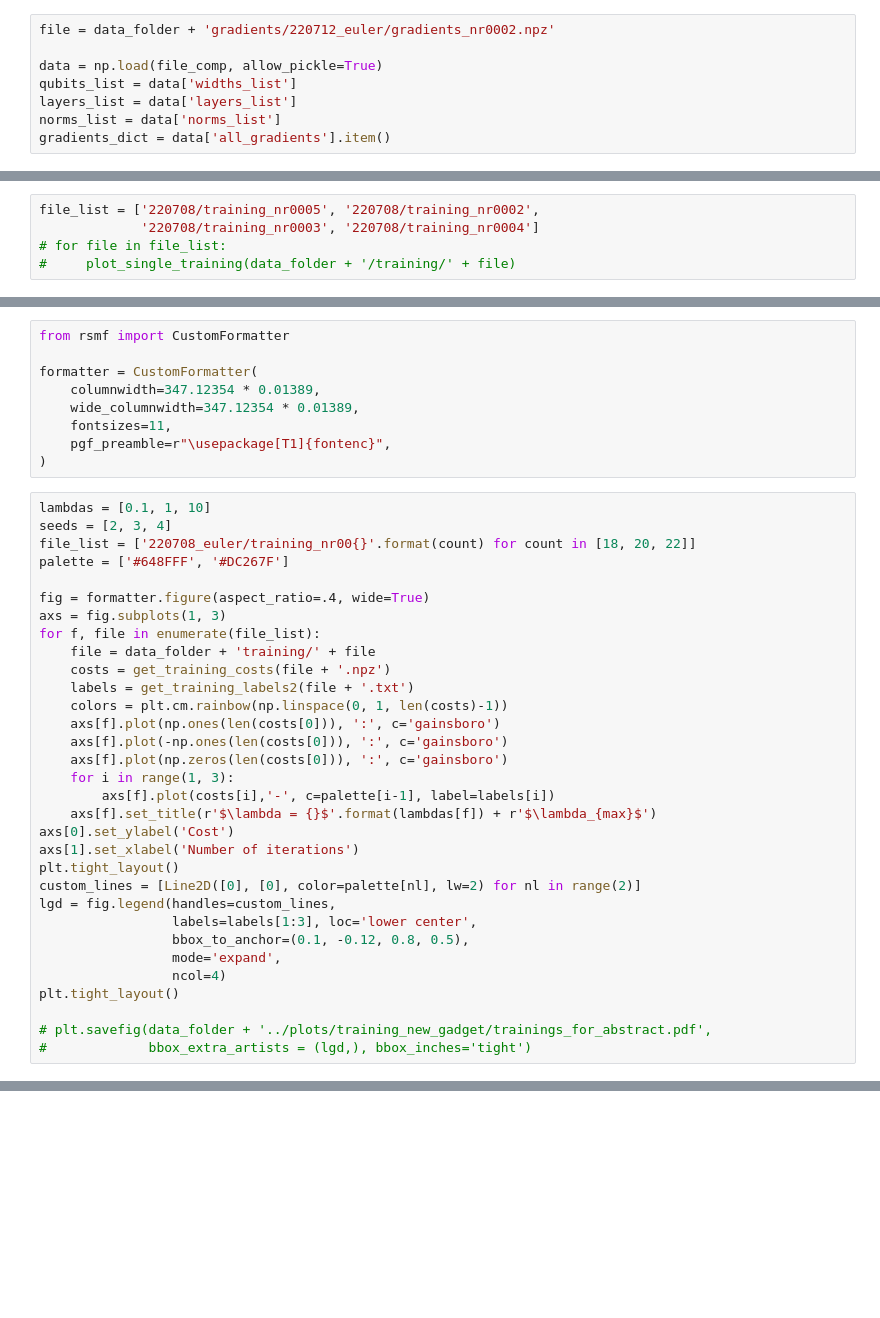
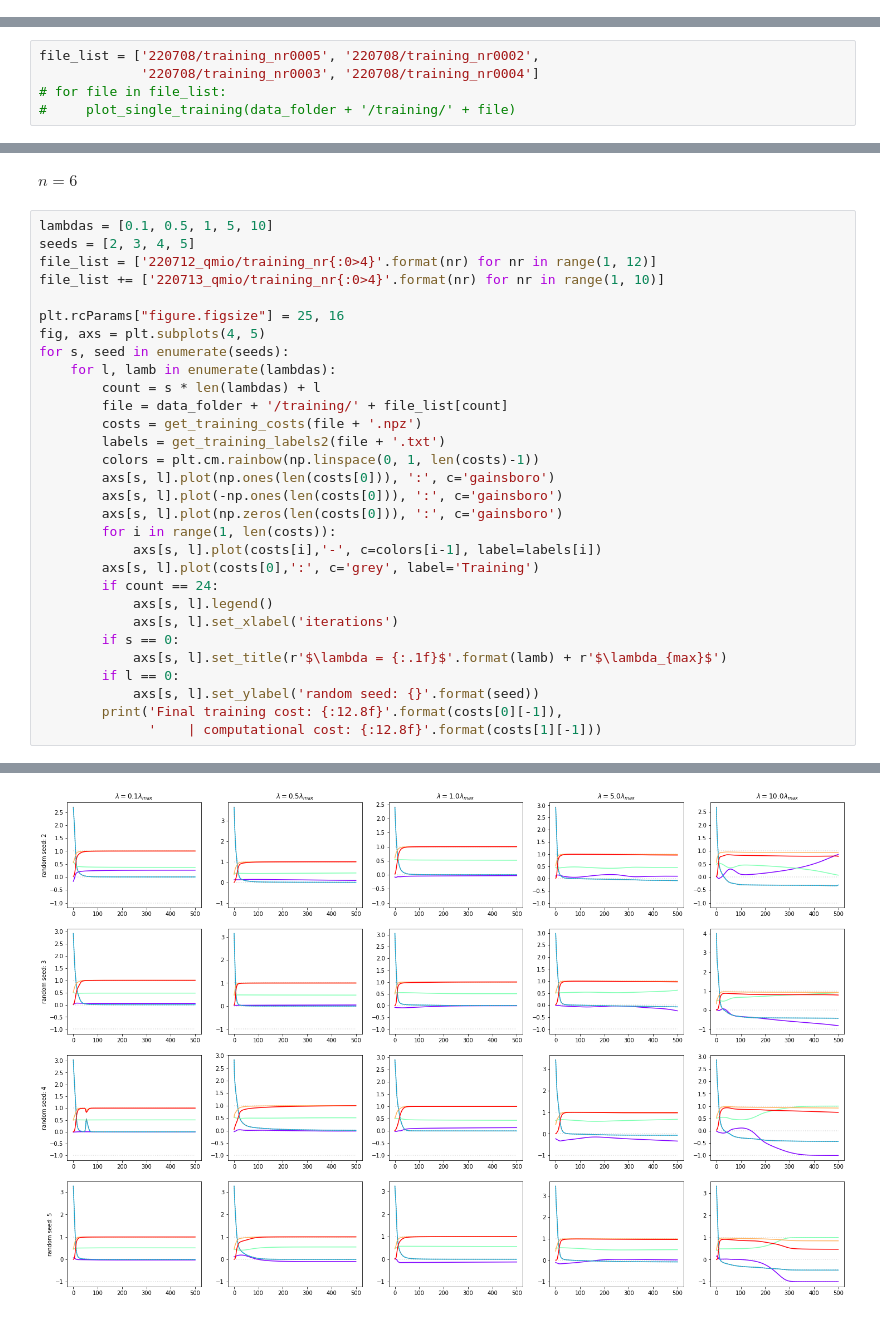
Before and after one commit to SimonCichy/barren-gadgets, a Jupyter notebook: plotting/relevant_results_new_gadgets.ipynb, the cells around one changed output, grey strips where cells are left out. Cells and saved outputs as stored; diff of their text form; blank space fills up the shorter version.

```diff
--- a/plotting/relevant_results_new_gadgets.ipynb
+++ b/plotting/relevant_results_new_gadgets.ipynb
@@ -137,8 +136,0 @@ ax.legend(custom_lines, ['{} layers'.format(num_layers) for num_layers in layers
-# %%
-file = data_folder + 'gradients/220712_euler/gradients_nr0002.npz'
-
-data = np.load(file_comp, allow_pickle=True)
-qubits_list = data['widths_list']
-layers_list = data['layers_list']
-norms_list = data['norms_list']
-gradients_dict = data['all_gradients'].item()
@@ -223,41 +222,33 @@ Figure for the extended abstract
-# %%
-from rsmf import CustomFormatter
-
-formatter = CustomFormatter(
-    columnwidth=347.12354 * 0.01389,
-    wide_columnwidth=347.12354 * 0.01389,
-    fontsizes=11,
-    pgf_preamble=r"\usepackage[T1]{fontenc}",
-)
+# %% [markdown]
+$n=6$
 # %%
-lambdas = [0.1, 1, 10]
-seeds = [2, 3, 4]
-file_list = ['220708_euler/training_nr00{}'.format(count) for count in [18, 20, 22]]
-palette = ['#648FFF', '#DC267F']
+lambdas = [0.1, 0.5, 1, 5, 10]
+seeds = [2, 3, 4, 5]
+file_list = ['220712_qmio/training_nr{:0>4}'.format(nr) for nr in range(1, 12)]
+file_list += ['220713_qmio/training_nr{:0>4}'.format(nr) for nr in range(1, 10)]
 
-fig = formatter.figure(aspect_ratio=.4, wide=True)
-axs = fig.subplots(1, 3)
-for f, file in enumerate(file_list):
-    file = data_folder + 'training/' + file
-    costs = get_training_costs(file + '.npz')
-    labels = get_training_labels2(file + '.txt')
-    colors = plt.cm.rainbow(np.linspace(0, 1, len(costs)-1))
-    axs[f].plot(np.ones(len(costs[0])), ':', c='gainsboro')
-    axs[f].plot(-np.ones(len(costs[0])), ':', c='gainsboro')
-    axs[f].plot(np.zeros(len(costs[0])), ':', c='gainsboro')
-    for i in range(1, 3):
-        axs[f].plot(costs[i],'-', c=palette[i-1], label=labels[i])
-    axs[f].set_title(r'$\lambda = {}$'.format(lambdas[f]) + r'$\lambda_{max}$')
-axs[0].set_ylabel('Cost')
-axs[1].set_xlabel('Number of iterations')
-plt.tight_layout()
-custom_lines = [Line2D([0], [0], color=palette[nl], lw=2) for nl in range(2)]
-lgd = fig.legend(handles=custom_lines,
-                 labels=labels[1:3], loc='lower center',
-                 bbox_to_anchor=(0.1, -0.12, 0.8, 0.5),
-                 mode='expand',
-                 ncol=4)
-plt.tight_layout()
-
-# plt.savefig(data_folder + '../plots/training_new_gadget/trainings_for_abstract.pdf',
-#             bbox_extra_artists = (lgd,), bbox_inches='tight')
+plt.rcParams["figure.figsize"] = 25, 16
+fig, axs = plt.subplots(4, 5)
+for s, seed in enumerate(seeds):
+    for l, lamb in enumerate(lambdas):
+        count = s * len(lambdas) + l
+        file = data_folder + '/training/' + file_list[count]
+        costs = get_training_costs(file + '.npz')
+        labels = get_training_labels2(file + '.txt')
+        colors = plt.cm.rainbow(np.linspace(0, 1, len(costs)-1))
+        axs[s, l].plot(np.ones(len(costs[0])), ':', c='gainsboro')
+        axs[s, l].plot(-np.ones(len(costs[0])), ':', c='gainsboro')
+        axs[s, l].plot(np.zeros(len(costs[0])), ':', c='gainsboro')
+        for i in range(1, len(costs)):
+            axs[s, l].plot(costs[i],'-', c=colors[i-1], label=labels[i])
+        axs[s, l].plot(costs[0],':', c='grey', label='Training')
+        if count == 24:
+            axs[s, l].legend()
+            axs[s, l].set_xlabel('iterations')
+        if s == 0:
+            axs[s, l].set_title(r'$\lambda = {:.1f}$'.format(lamb) + r'$\lambda_{max}$')
+        if l == 0:
+            axs[s, l].set_ylabel('random seed: {}'.format(seed))
+        print('Final training cost: {:12.8f}'.format(costs[0][-1]),
+              '    | computational cost: {:12.8f}'.format(costs[1][-1]))
+# %% [output]
@@ -263,0 +275 @@ plt.tight_layout()
+[figure, added]
```
Also changed, not shown: parts of 8 cells of this notebook, 1 other file.
